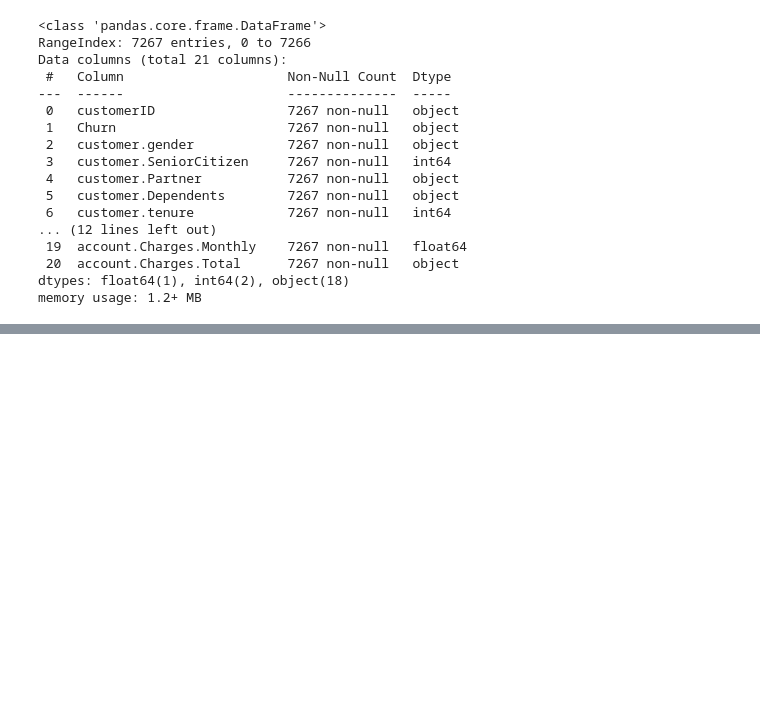
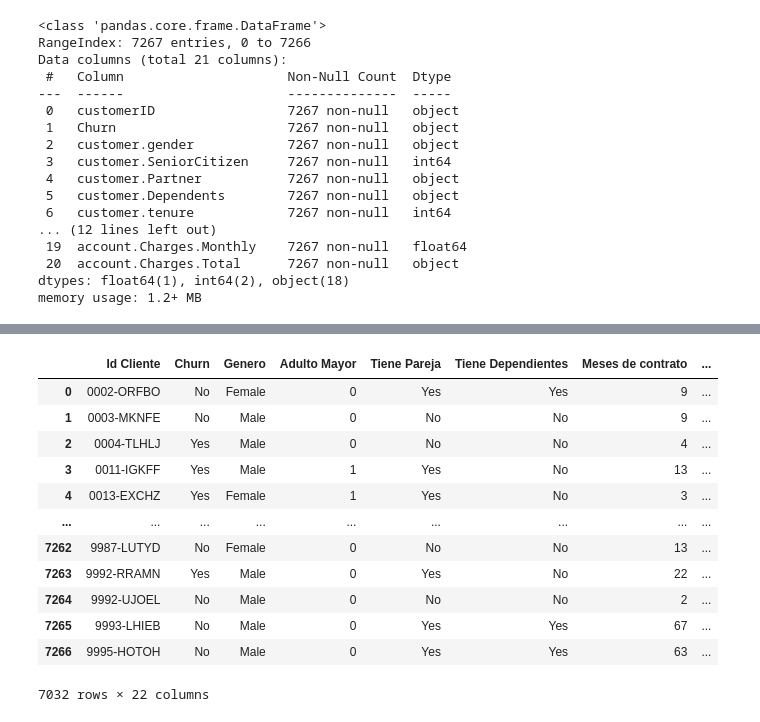
Before and after one commit to luiska147/telecom_x_1, a Jupyter notebook: Desafio_Telecom_X_1.ipynb, the cells around one changed output, grey strips where cells are left out. Cells and saved outputs as stored; diff of their text form; code cells hidden in the pictures; blank space fills up the shorter version.

```diff
--- a/Desafio_Telecom_X_1.ipynb
+++ b/Desafio_Telecom_X_1.ipynb
@@ -97,0 +157,3 @@ memory usage: 1.2+ MB
+# %%
+datos_normalizados['account.Charges.Total'] = datos_normalizados['account.Charges.Total'].apply(pd.to_numeric, errors='coerce')
+print(datos_normalizados['account.Charges.Total'].dtype)
@@ -97,0 +162,3 @@ memory usage: 1.2+ MB
+# %%
+datos_normalizados = datos_normalizados[datos_normalizados['Churn'].str.strip() != '']
+print('Número de filas despues de eliminar vacios en columna "Churn"', len(datos_normalizados))
@@ -97,0 +187,3 @@ memory usage: 1.2+ MB
+# %%
+datos_normalizados = datos_normalizados.dropna(subset = ['account.Charges.Total'])
+print('Numero de nulos\n', datos_normalizados.isnull().sum())
@@ -97,0 +208,3 @@ memory usage: 1.2+ MB
+# %%
+datos_normalizados['Cuentas diarias'] = datos_normalizados['account.Charges.Monthly']/30
+datos_normalizados
@@ -97,0 +225,38 @@ memory usage: 1.2+ MB
+# %%
+datos_normalizados = datos_normalizados.rename(columns={
+    'customerID': 'Id Cliente',
+    'customer.gender': 'Genero',
+    'customer.SeniorCitizen': 'Adulto Mayor',
+    'customer.Partner': 'Tiene Pareja',
+    'customer.Dependents': 'Tiene Dependientes',
+    'customer.tenure': 'Meses de contrato',
+    'phone.PhoneService': 'Tiene Servicio Telefonico',
+    'phone.MultipleLines': 'Tiene Multiples Lineas',
+    'internet.InternetService': 'Tiene Servicio de Internet',
+    'internet.OnlineSecurity': 'Contrato OnlineSecurity',
+    'internet.OnlineBackup': 'Contrato OnlineBackup',
+    'internet.DeviceProtection': 'Contrato DeviceProtecion',
+    'internet.TechSupport': 'Contrato TechSupport',
+    'internet.StreamingTV': 'Contrato StreamingTV',
+    'internet.StreamingMovies': 'Contrato StreamingMovies',
+    'account.Contract': 'Tipo de contrato',
+    'account.PaperlessBilling': 'Tiene Dacturación Electronica',
+    'account.PaymentMethod': 'Metodo de Pago',
+    'account.Charges.Monthly': 'Cargos Mensuales',
+    'account.Charges.Total': 'Cargos Totales'
+})
+datos_normalizados
+# %% [output]
+|  | Id Cliente | Churn | Genero | Adulto Mayor | Tiene Pareja | Tiene Dependientes | Meses de contrato | ... |
+| 0 | 0002-ORFBO | No | Female | 0 | Yes | Yes | 9 | ... |
+| 1 | 0003-MKNFE | No | Male | 0 | No | No | 9 | ... |
+| 2 | 0004-TLHLJ | Yes | Male | 0 | No | No | 4 | ... |
+| 3 | 0011-IGKFF | Yes | Male | 1 | Yes | No | 13 | ... |
+| 4 | 0013-EXCHZ | Yes | Female | 1 | Yes | No | 3 | ... |
+| ... | ... | ... | ... | ... | ... | ... | ... | ... |
+| 7262 | 9987-LUTYD | No | Female | 0 | No | No | 13 | ... |
+| 7263 | 9992-RRAMN | Yes | Male | 0 | Yes | No | 22 | ... |
+| 7264 | 9992-UJOEL | No | Male | 0 | No | No | 2 | ... |
+| 7265 | 9993-LHIEB | No | Male | 0 | Yes | Yes | 67 | ... |
+| 7266 | 9995-HOTOH | No | Male | 0 | Yes | Yes | 63 | ... |
+7032 rows × 22 columns
```
Also changed, not shown: parts of 17 cells of this notebook.
